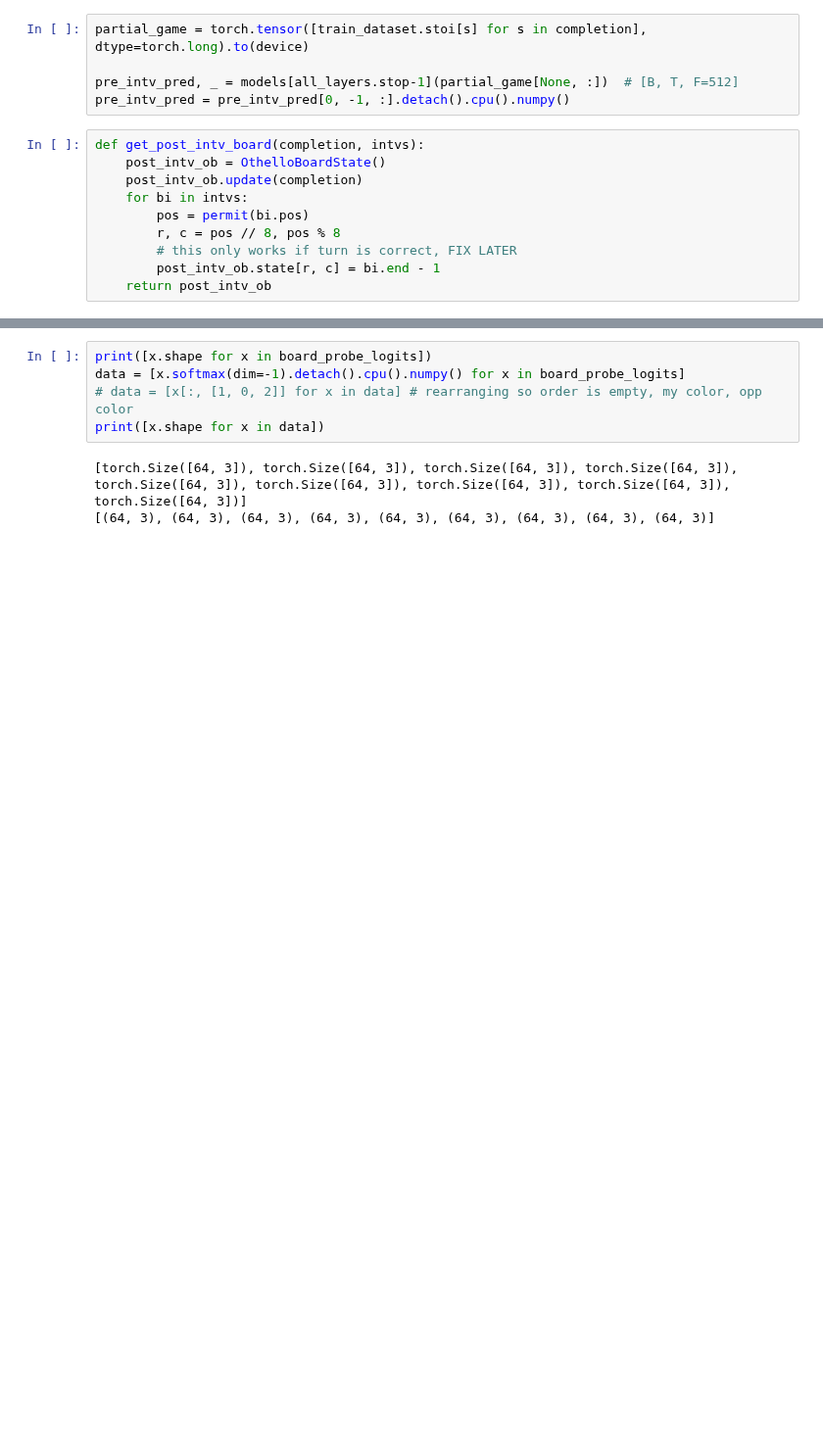
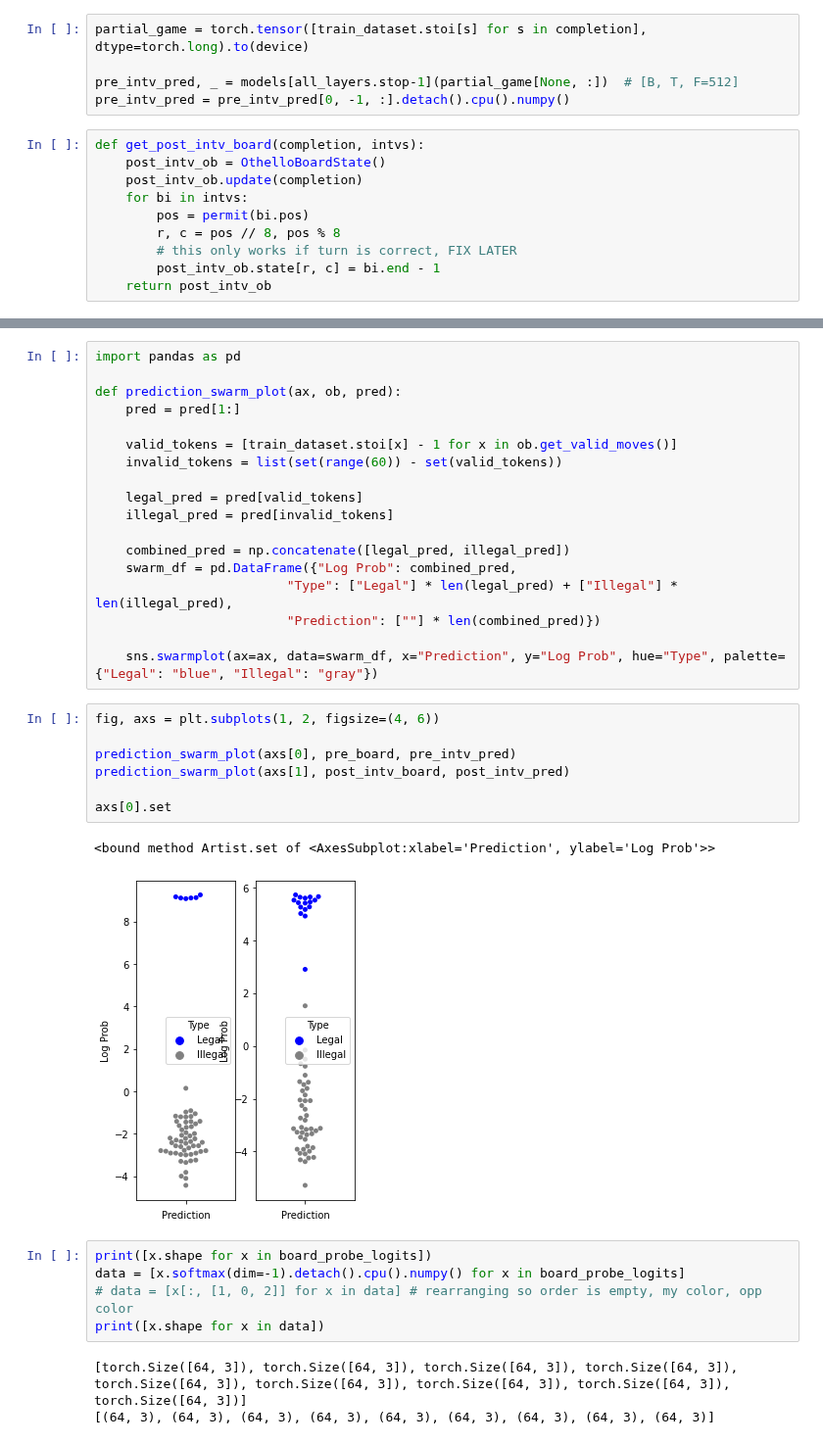
Before and after one commit to icemoon97/othello_world, a Jupyter notebook: linear_board_probes.ipynb, the cells around one changed output, grey strips where cells are left out. Shown at 98% size. Saved outputs shown, nothing was run; the diff lists cells and outputs as text; blank space fills up the shorter version.

```diff
--- a/linear_board_probes.ipynb
+++ b/linear_board_probes.ipynb
@@ -560,3 +564,31 @@ plt.show()
+# %%
+import pandas as pd
+
+def prediction_swarm_plot(ax, ob, pred):
+    pred = pred[1:]
+
+    valid_tokens = [train_dataset.stoi[x] - 1 for x in ob.get_valid_moves()]
+    invalid_tokens = list(set(range(60)) - set(valid_tokens))
+
+    legal_pred = pred[valid_tokens]
+    illegal_pred = pred[invalid_tokens]
+
+    combined_pred = np.concatenate([legal_pred, illegal_pred])
+    swarm_df = pd.DataFrame({"Log Prob": combined_pred,
+                         "Type": ["Legal"] * len(legal_pred) + ["Illegal"] * len(illegal_pred),
+                         "Prediction": [""] * len(combined_pred)})
+
+    sns.swarmplot(ax=ax, data=swarm_df, x="Prediction", y="Log Prob", hue="Type", palette={"Legal": "blue", "Illegal": "gray"})
+# %%
+fig, axs = plt.subplots(1, 2, figsize=(4, 6))
+
+prediction_swarm_plot(axs[0], pre_board, pre_intv_pred)
+prediction_swarm_plot(axs[1], post_intv_board, post_intv_pred)
+
+axs[0].set
+# %% [output]
+<bound method Artist.set of <AxesSubplot:xlabel='Prediction', ylabel='Log Prob'>>
+[figure, added]
 # %%
 print([x.shape for x in board_probe_logits])
 data = [x.softmax(dim=-1).detach().cpu().numpy() for x in board_probe_logits]
```
Also changed, not shown: parts of 34 cells of this notebook, 3 other files.
